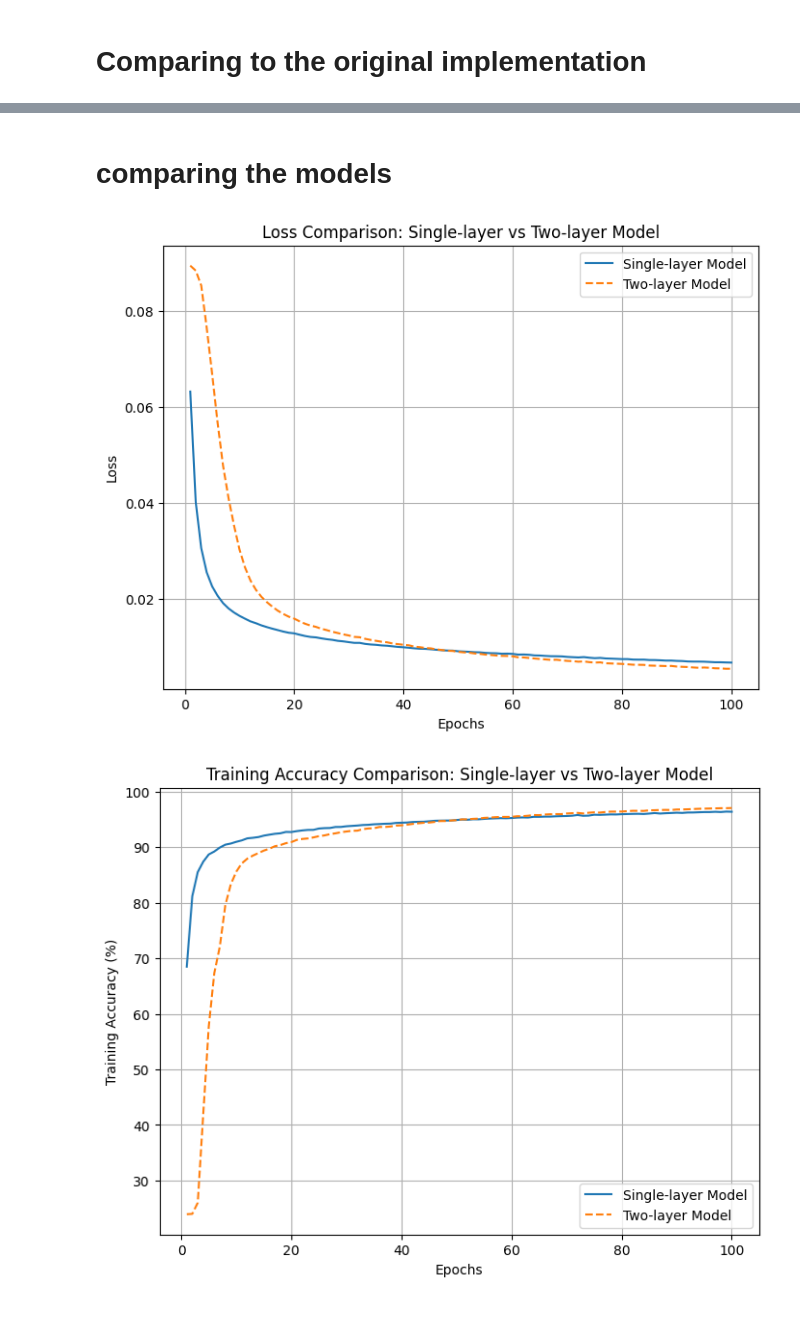
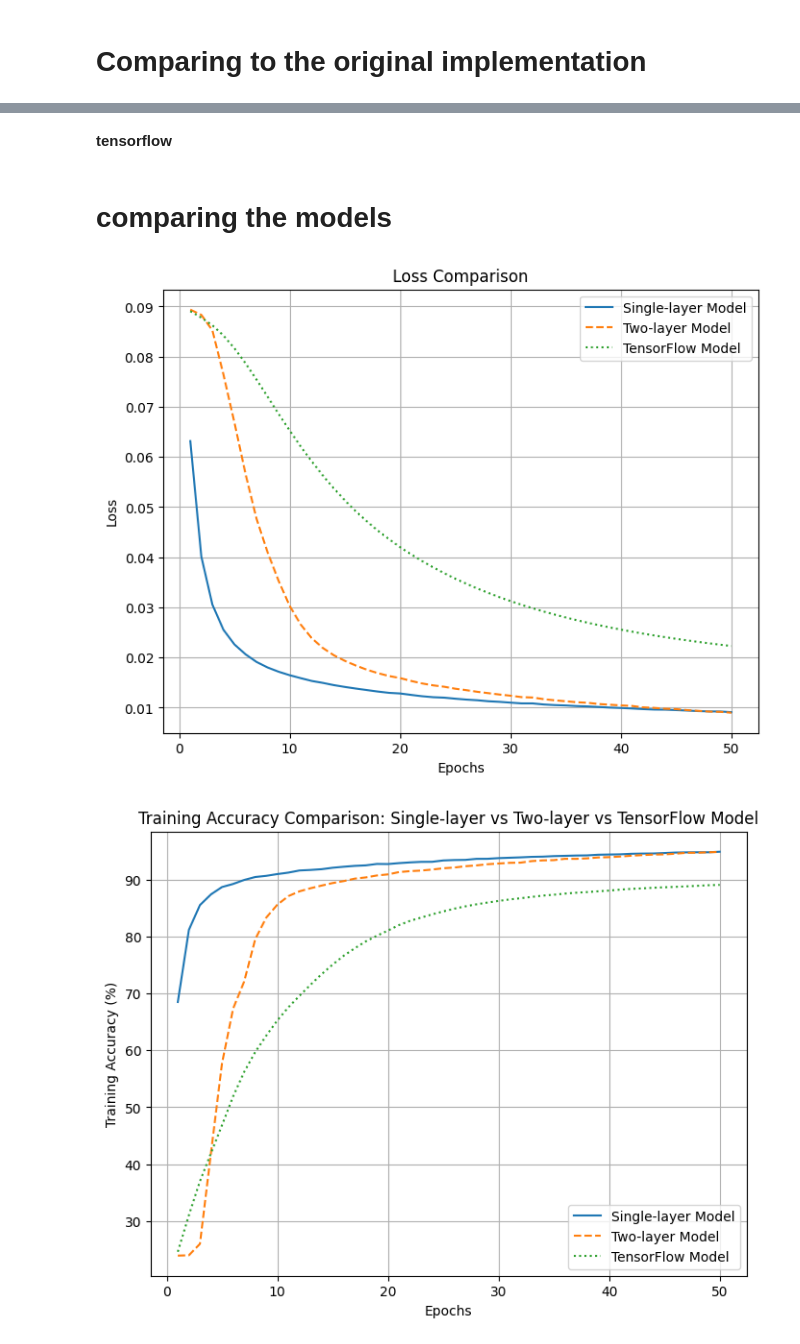
Before and after one commit to shirier/Buktu, a Jupyter notebook: code.ipynb, the cells around one changed output, grey strips where cells are left out. Drawn from its saved outputs; the diff is of its cells as text; code cells hidden in the pictures; blank space fills up the shorter version.

```diff
--- a/code.ipynb
+++ b/code.ipynb
@@ -340,7 +340,3 @@ def compute_mse_acc_and_macro_auc2(nnet, X, y, num_labels=10, minibatch_size=100
         macro_auc = np.nan  # Handle edge cases where AUC cannot be computed
 
     return mse, acc, macro_auc
-# %%
-mse, acc,_ = compute_mse_acc_and_macro_auc2(model2, X_valid, y_valid)
-print(f'Initial valid MSE: {mse:.1f}')
-print(f'Initial valid accuracy: {acc*100:.1f}%')
@@ -413,5 +406,5 @@ np.random.seed(123) # for the training set shuffling
 
 epoch_loss2, epoch_train_acc2, epoch_valid_acc2, epoch_train_auc2, epoch_valid_auc2 = train2(
     model2, X_train, y_train, X_valid, y_valid,
-    num_epochs=100, learning_rate=0.1)
+    num_epochs=50, learning_rate=0.1)
 # %% [output]
@@ -673,5 +661,5 @@ np.random.seed(123) # for the training set shuffling
 
 epoch_loss, epoch_train_acc, epoch_valid_acc, epoch_train_auc, epoch_valid_auc = train(
     model, X_train, y_train, X_valid, y_valid,
-    num_epochs=100, learning_rate=0.1)
+    num_epochs=50, learning_rate=0.1)
 # %% [output]
@@ -694,0 +683,2 @@ Epoch: 100/100 | Train MSE: 0.0067 | Train Acc: 96.39% | Train AUC: 0.9946 | Val
+# %% [markdown]
+**tensorflow**
@@ -701,11 +813,11 @@ epochs = list(range(1, len(epoch_loss) + 1))
 plt.figure(figsize=(8, 6))
 plt.plot(epochs, epoch_loss, label='Single-layer Model')
 plt.plot(epochs, epoch_loss2, label='Two-layer Model', linestyle='--')
+plt.plot(epochs, epoch_loss_tf, label='TensorFlow Model', linestyle=':')
 plt.xlabel('Epochs')
 plt.ylabel('Loss')
-plt.title('Loss Comparison: Single-layer vs Two-layer Model')
+plt.title('Loss Comparison')
 plt.legend()
-
 plt.grid(True)
 plt.show()
 
@@ -713,49 +825,49 @@ plt.show()
 plt.figure(figsize=(8, 6))
 plt.plot(epochs, epoch_train_acc, label='Single-layer Model')
 plt.plot(epochs, epoch_train_acc2, label='Two-layer Model', linestyle='--')
+plt.plot(epochs, epoch_train_acc_tf, label='TensorFlow Model', linestyle=':')
 plt.xlabel('Epochs')
 plt.ylabel('Training Accuracy (%)')
-plt.title('Training Accuracy Comparison: Single-layer vs Two-layer Model')
+plt.title('Training Accuracy Comparison: Single-layer vs Two-layer vs TensorFlow Model')
 plt.legend()
-
 plt.grid(True)
 plt.show()
 
 # Plot Validation Accuracy Comparison
 plt.figure(figsize=(8, 6))
 plt.plot(epochs, epoch_valid_acc, label='Single-layer Model')
 plt.plot(epochs, epoch_valid_acc2, label='Two-layer Model', linestyle='--')
+plt.plot(epochs, epoch_valid_acc_tf, label='TensorFlow Model', linestyle=':')
 plt.xlabel('Epochs')
 plt.ylabel('Validation Accuracy (%)')
-plt.title('Validation Accuracy Comparison: Single-layer vs Two-layer Model')
+plt.title('Validation Accuracy Comparison: Single-layer vs Two-layer vs TensorFlow Model')
 plt.legend()
-
 plt.grid(True)
 plt.show()
 
 # Plot Training AUC Comparison
 plt.figure(figsize=(8, 6))
 plt.plot(epochs, epoch_train_auc, label='Single-layer Model')
 plt.plot(epochs, epoch_train_auc2, label='Two-layer Model', linestyle='--')
+plt.plot(epochs, epoch_train_auc_tf, label='TensorFlow Model', linestyle=':')
 plt.xlabel('Epochs')
 plt.ylabel('Training AUC')
-plt.title('Training AUC Comparison: Single-layer vs Two-layer Model')
+plt.title('Training AUC Comparison: Single-layer vs Two-layer vs TensorFlow Model')
 plt.legend()
-
 plt.grid(True)
 plt.show()
 
 # Plot Validation AUC Comparison
 plt.figure(figsize=(8, 6))
 plt.plot(epochs, epoch_valid_auc, label='Single-layer Model')
 plt.plot(epochs, epoch_valid_auc2, label='Two-layer Model', linestyle='--')
+plt.plot(epochs, epoch_valid_auc_tf, label='TensorFlow Model', linestyle=':')
 plt.xlabel('Epochs')
 plt.ylabel('Validation AUC')
-plt.title('Validation AUC Comparison: Single-layer vs Two-layer Model')
+plt.title('Validation AUC Comparison: Single-layer vs Two-layer vs TensorFlow Model')
 plt.legend()
-
 plt.grid(True)
 plt.show()
 # %% [output]
-[figure, old version]
+[figure, new version]
-[figure, old version]
+[figure, new version]
```
Also changed, not shown: parts of 8 cells of this notebook.
